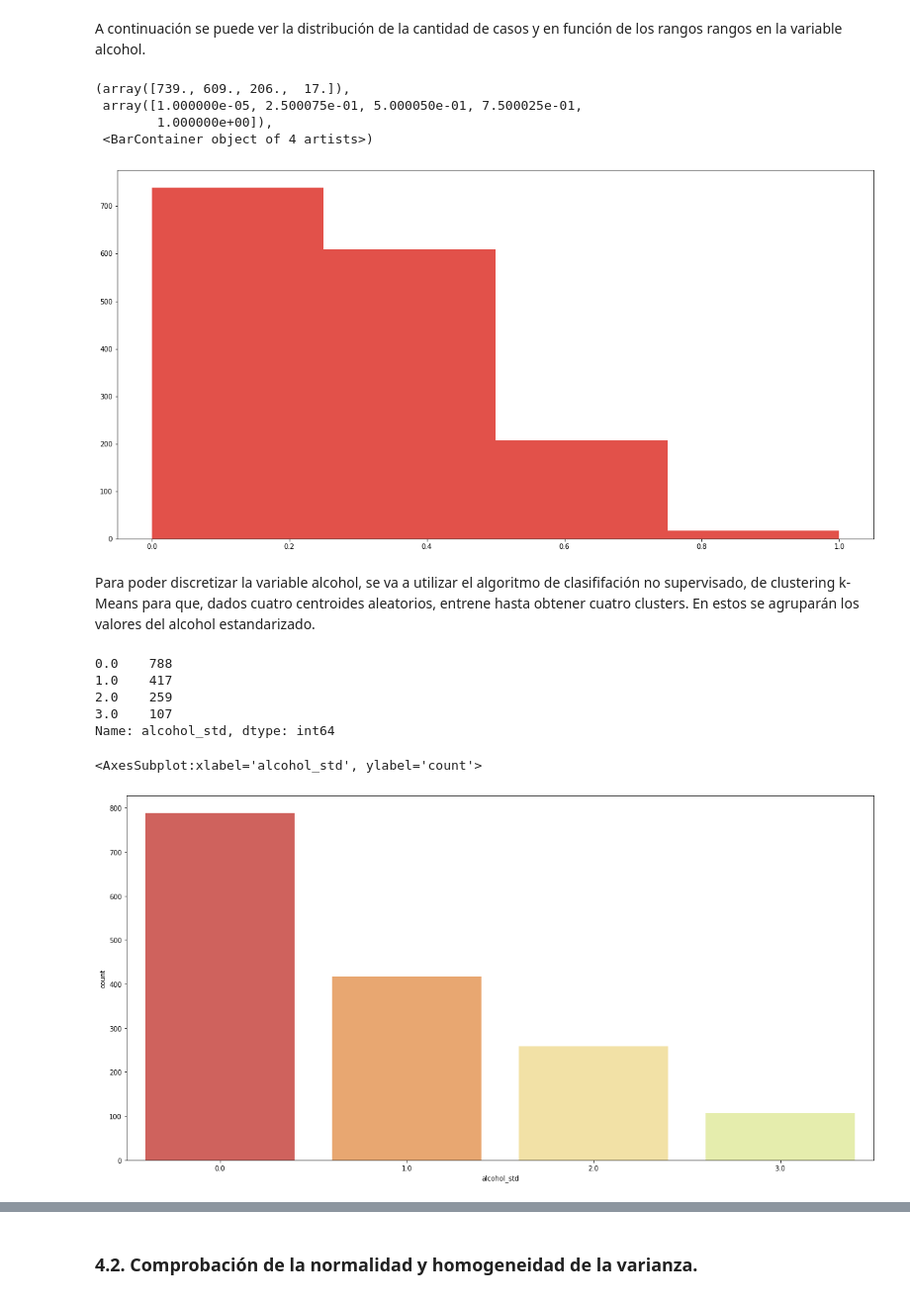
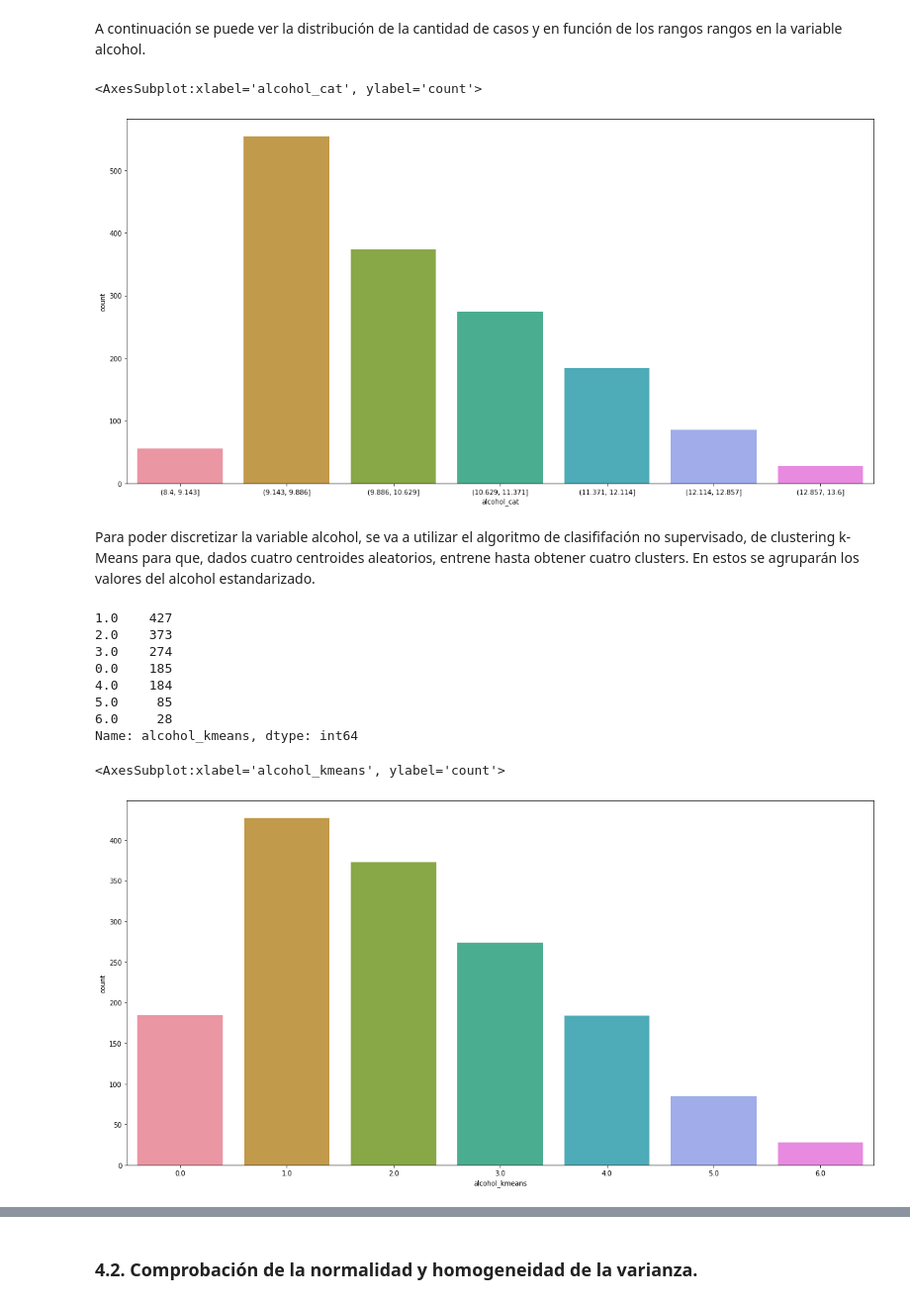
Before and after one commit to leroydeniz/TCVD-P2, a Jupyter notebook: main.ipynb, the cells around one changed output, grey strips where cells are left out. Shown at 99% size. Cells and saved outputs as stored; diff of their text form; code cells hidden in the pictures.

```diff
--- a/main.ipynb
+++ b/main.ipynb
@@ -242,5 +246,3 @@ Se eliminan todas aquellas columnas que tengan el mismo valor, ya que se entiend
-# %%
-df = df[[i for i in df if len(set(df[i]))>1]]
 # %% [markdown]
 Previo a la normalización, analizaremos los rangos en los que se mueve cada variable utilizando las funciones min() y max(), que devuelven los valores mínimos y máximos por columnas, ignorando los NaN, que en este caso particular no hay.
 # %% [markdown]
@@ -263,5 +258,0 @@ Se toman para normalizar todas las columnas de tipo float - de la 1 a la 6- igno
-# %%
-cols_titles = df.columns[:-1]
-for i in cols_titles:
-    df[i] = (df[i] - df[i].min()) / ( df[i].max() - df[i].min())
-df
@@ -353,6 +323,10 @@ Se divide el pH en cuatro rangos en función del nivel de acidez de la solución
 
 Esta información es almacenada en la columna *pH_std*.
 # %%
-df['pH_std'] = pd.cut(df['pH'], bins=[0,0.25,0.5,0.75,1], right=True)
-print(pd.value_counts(df['pH_std'], sort = True))
+salto = (max(df['pH']) - min(df['pH'])) / 5
+rangos = []
+for i in range(0,6):
+    rangos.append(min(df['pH'])+(i*salto))
+df['pH_cat'] = pd.cut(df['pH'], bins=rangos, right=True)
+print(pd.value_counts(df['pH_cat'], sort = True))
 # %% [output]
@@ -404,4 +362,8 @@ De la misma forma que se ha estandarizado y categorizado la variable pH, se hace
 # %%
-df['alcohol_std'] = pd.cut(df['alcohol'], bins=[0,0.25,0.5,0.75,1], right=True)
-print(pd.value_counts(df['alcohol_std'], sort = True))
+salto = (max(df['alcohol']) - min(df['alcohol'])) / 7
+rangos = []
+for i in range(0,8):
+    rangos.append(min(df['alcohol'])+(i*salto))
+df['alcohol_cat'] = pd.cut(df['alcohol'], bins=rangos, right=True)
+print(pd.value_counts(df['alcohol_cat'], sort = True))
 # %% [output]
@@ -413,25 +378,25 @@ Name: alcohol_std, dtype: int64
 # %% [markdown]
 A continuación se puede ver la distribución de la cantidad de casos y en función de los rangos rangos en la variable alcohol.
 # %%
-plt.hist(df['alcohol'], bins=4)
+sns.countplot(x='alcohol_cat', data=df)
 # %% [output]
-(array([739., 609., 206.,  17.]),
- array([1.000000e-05, 2.500075e-01, 5.000050e-01, 7.500025e-01,
-        1.000000e+00]),
- <BarContainer object of 4 artists>)
+<AxesSubplot:xlabel='alcohol_cat', ylabel='count'>
-[figure, old version]
+[figure, new version]
 # %% [markdown]
 Para poder discretizar la variable alcohol, se va a utilizar el algoritmo de clasififación no supervisado, de clustering k-Means para que, dados cuatro centroides aleatorios, entrene hasta obtener cuatro clusters. En estos se agruparán los valores del alcohol estandarizado.
 # %%
-df['alcohol_std'] = KBinsDiscretizer(n_bins=4, encode='ordinal', strategy = "kmeans").fit_transform(df[['alcohol']])
-print(pd.value_counts(df['alcohol_std'], sort = True))
-sns.countplot(x='alcohol_std', data=df)
+df['alcohol_kmeans'] = KBinsDiscretizer(n_bins=7, encode='ordinal', strategy = "kmeans").fit_transform(df[['alcohol']])
+print(pd.value_counts(df['alcohol_kmeans'], sort = True))
+sns.countplot(x='alcohol_kmeans', data=df)
 # %% [output]
-0.0    788
-1.0    417
-2.0    259
-3.0    107
-Name: alcohol_std, dtype: int64
+1.0    427
+2.0    373
+3.0    274
+0.0    185
+4.0    184
+5.0     85
+6.0     28
+Name: alcohol_kmeans, dtype: int64
-<AxesSubplot:xlabel='alcohol_std', ylabel='count'>
+<AxesSubplot:xlabel='alcohol_kmeans', ylabel='count'>
-[figure, old version]
+[figure, new version]
 # %% [markdown]
```
Also changed, not shown: parts of 90 cells of this notebook.
